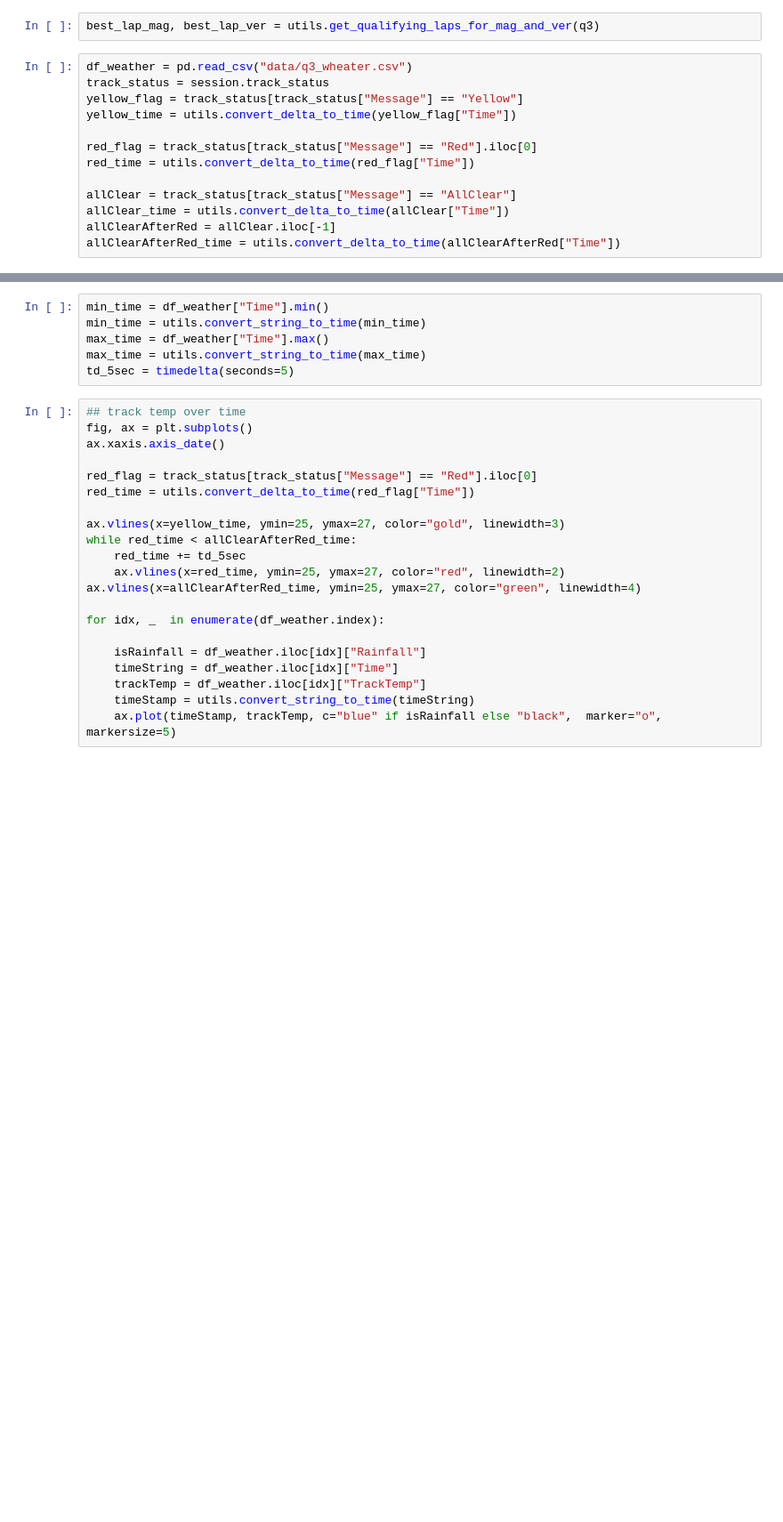
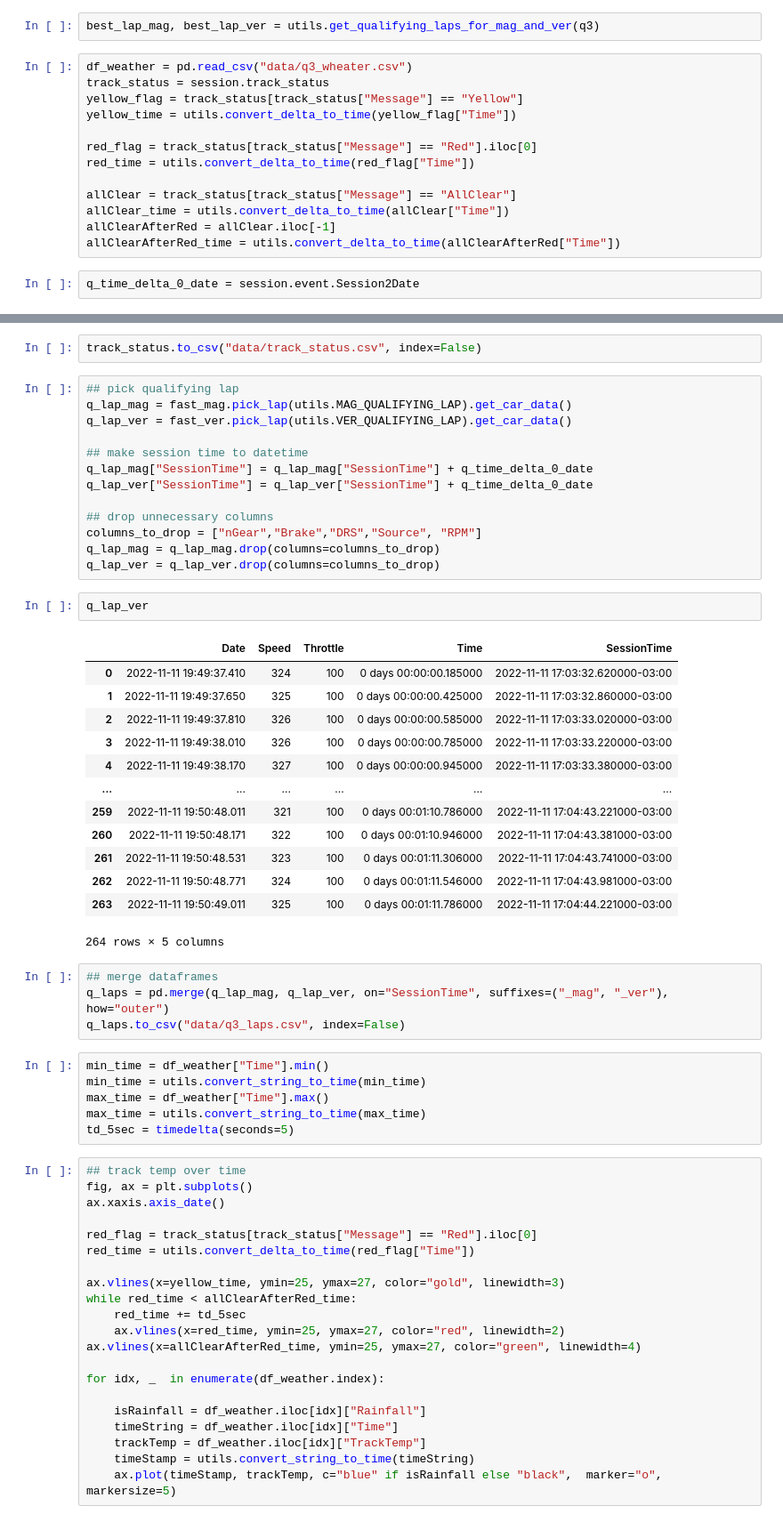
Before and after one commit to borchand/Data_viz, a Jupyter notebook: track_temp.ipynb, the cells around one changed output, grey strips where cells are left out. Shown at 89% size. Cells and saved outputs as stored; diff of their text form; blank space fills up the shorter version.

Commit message:
timeline notebook and data

```diff
--- a/track_temp.ipynb
+++ b/track_temp.ipynb
@@ -39,3 +45,5 @@ allClear = track_status[track_status["Message"] == "AllClear"]
 allClear_time = utils.convert_delta_to_time(allClear["Time"])
 allClearAfterRed = allClear.iloc[-1]
 allClearAfterRed_time = utils.convert_delta_to_time(allClearAfterRed["Time"])
+# %%
+q_time_delta_0_date = session.event.Session2Date
@@ -42,3 +92,38 @@ allClearAfterRed_time = utils.convert_delta_to_time(allClearAfterRed["Time"])
+# %%
+track_status.to_csv("data/track_status.csv", index=False)
+# %%
+## pick qualifying lap
+q_lap_mag = fast_mag.pick_lap(utils.MAG_QUALIFYING_LAP).get_car_data()
+q_lap_ver = fast_ver.pick_lap(utils.VER_QUALIFYING_LAP).get_car_data()
+
+## make session time to datetime
+q_lap_mag["SessionTime"] = q_lap_mag["SessionTime"] + q_time_delta_0_date
+q_lap_ver["SessionTime"] = q_lap_ver["SessionTime"] + q_time_delta_0_date
+
+## drop unnecessary columns
+columns_to_drop = ["nGear","Brake","DRS","Source", "RPM"]
+q_lap_mag = q_lap_mag.drop(columns=columns_to_drop)
+q_lap_ver = q_lap_ver.drop(columns=columns_to_drop)
+# %%
+q_lap_ver
+# %% [output]
+|  | Date | Speed | Throttle | Time | SessionTime |
+| 0 | 2022-11-11 19:49:37.410 | 324 | 100 | 0 days 00:00:00.185000 | 2022-11-11 17:03:32.620000-03:00 |
+| 1 | 2022-11-11 19:49:37.650 | 325 | 100 | 0 days 00:00:00.425000 | 2022-11-11 17:03:32.860000-03:00 |
+| 2 | 2022-11-11 19:49:37.810 | 326 | 100 | 0 days 00:00:00.585000 | 2022-11-11 17:03:33.020000-03:00 |
+| 3 | 2022-11-11 19:49:38.010 | 326 | 100 | 0 days 00:00:00.785000 | 2022-11-11 17:03:33.220000-03:00 |
+| 4 | 2022-11-11 19:49:38.170 | 327 | 100 | 0 days 00:00:00.945000 | 2022-11-11 17:03:33.380000-03:00 |
+| ... | ... | ... | ... | ... | ... |
+| 259 | 2022-11-11 19:50:48.011 | 321 | 100 | 0 days 00:01:10.786000 | 2022-11-11 17:04:43.221000-03:00 |
+| 260 | 2022-11-11 19:50:48.171 | 322 | 100 | 0 days 00:01:10.946000 | 2022-11-11 17:04:43.381000-03:00 |
+| 261 | 2022-11-11 19:50:48.531 | 323 | 100 | 0 days 00:01:11.306000 | 2022-11-11 17:04:43.741000-03:00 |
+| 262 | 2022-11-11 19:50:48.771 | 324 | 100 | 0 days 00:01:11.546000 | 2022-11-11 17:04:43.981000-03:00 |
+| 263 | 2022-11-11 19:50:49.011 | 325 | 100 | 0 days 00:01:11.786000 | 2022-11-11 17:04:44.221000-03:00 |
+264 rows × 5 columns
+# %%
+## merge dataframes
+q_laps = pd.merge(q_lap_mag, q_lap_ver, on="SessionTime", suffixes=("_mag", "_ver"), how="outer")
+q_laps.to_csv("data/q3_laps.csv", index=False)
 # %%
 min_time = df_weather["Time"].min()
 min_time = utils.convert_string_to_time(min_time)
```
Also changed, not shown: parts of 6 cells of this notebook, 1 other file.
